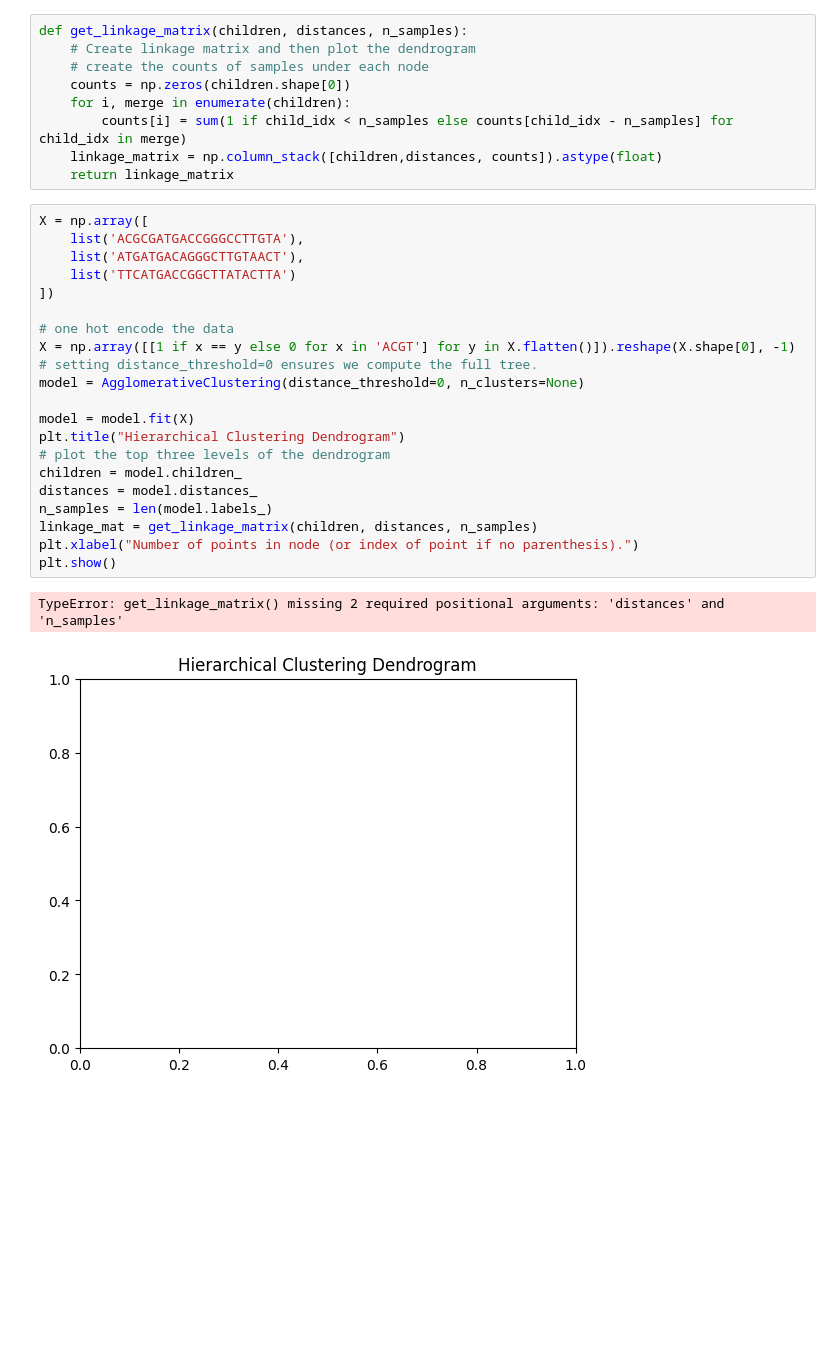
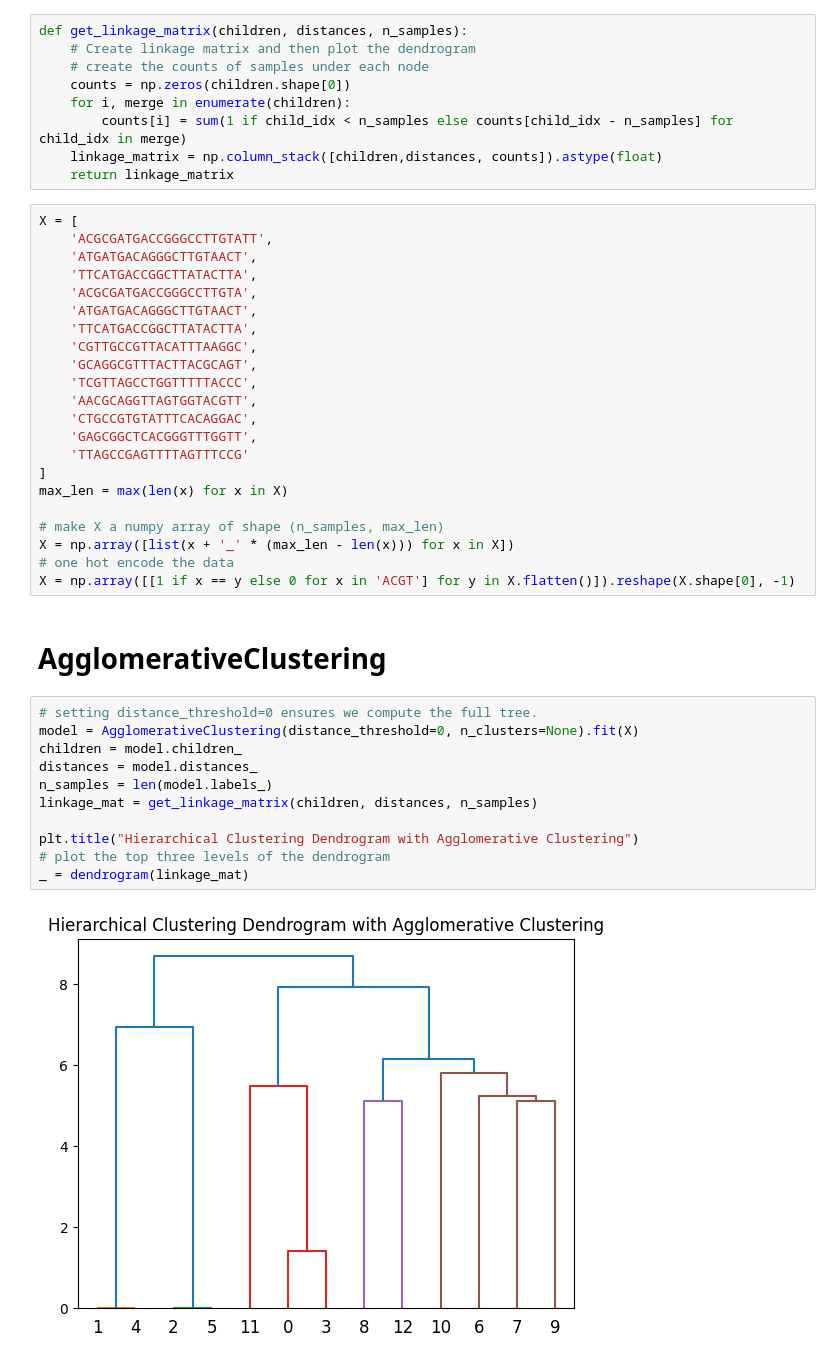
Before and after one commit to BAW2501/Progressive_MSA, a Jupyter notebook: custom_clustering.ipynb, the cells around one changed output. Drawn from its saved outputs; the diff is of its cells as text; blank space fills up the shorter version.

```diff
--- a/custom_clustering.ipynb
+++ b/custom_clustering.ipynb
@@ -12,27 +12,40 @@ def get_linkage_matrix(children, distances, n_samples):
         counts[i] = sum(1 if child_idx < n_samples else counts[child_idx - n_samples] for child_idx in merge)
     linkage_matrix = np.column_stack([children,distances, counts]).astype(float)
     return linkage_matrix
-# %%
-X = np.array([
-    list('ACGCGATGACCGGGCCTTGTA'),
-    list('ATGATGACAGGGCTTGTAACT'),
-    list('TTCATGACCGGCTTATACTTA')
-])
-
-# one hot encode the data
-X = np.array([[1 if x == y else 0 for x in 'ACGT'] for y in X.flatten()]).reshape(X.shape[0], -1)
-# setting distance_threshold=0 ensures we compute the full tree.
-model = AgglomerativeClustering(distance_threshold=0, n_clusters=None)
-
-model = model.fit(X)
-plt.title("Hierarchical Clustering Dendrogram")
-# plot the top three levels of the dendrogram
-children = model.children_
-distances = model.distances_
-n_samples = len(model.labels_)
-linkage_mat = get_linkage_matrix(children, distances, n_samples)
-plt.xlabel("Number of points in node (or index of point if no parenthesis).")
-plt.show()
-# %% [output]
-TypeError: get_linkage_matrix() missing 2 required positional arguments: 'distances' and 'n_samples'
-[figure, removed]
+# %%
+X = [
+    'ACGCGATGACCGGGCCTTGTATT',
+    'ATGATGACAGGGCTTGTAACT',
+    'TTCATGACCGGCTTATACTTA',
+    'ACGCGATGACCGGGCCTTGTA',
+    'ATGATGACAGGGCTTGTAACT',
+    'TTCATGACCGGCTTATACTTA',
+    'CGTTGCCGTTACATTTAAGGC',
+    'GCAGGCGTTTACTTACGCAGT',
+    'TCGTTAGCCTGGTTTTTACCC',
+    'AACGCAGGTTAGTGGTACGTT',
+    'CTGCCGTGTATTTCACAGGAC',
+    'GAGCGGCTCACGGGTTTGGTT',
+    'TTAGCCGAGTTTTAGTTTCCG'
+]
+max_len = max(len(x) for x in X)
+
+# make X a numpy array of shape (n_samples, max_len)
+X = np.array([list(x + '_' * (max_len - len(x))) for x in X])
+# one hot encode the data
+X = np.array([[1 if x == y else 0 for x in 'ACGT'] for y in X.flatten()]).reshape(X.shape[0], -1)
+# %% [markdown]
+# AgglomerativeClustering
+# %%
+# setting distance_threshold=0 ensures we compute the full tree.
+model = AgglomerativeClustering(distance_threshold=0, n_clusters=None).fit(X)
+children = model.children_
+distances = model.distances_
+n_samples = len(model.labels_)
+linkage_mat = get_linkage_matrix(children, distances, n_samples)
+
+plt.title("Hierarchical Clustering Dendrogram with Agglomerative Clustering")
+# plot the top three levels of the dendrogram
+_ = dendrogram(linkage_mat)
+# %% [output]
+[figure, added]
```
Also changed, not shown: parts of 3 cells of this notebook.
